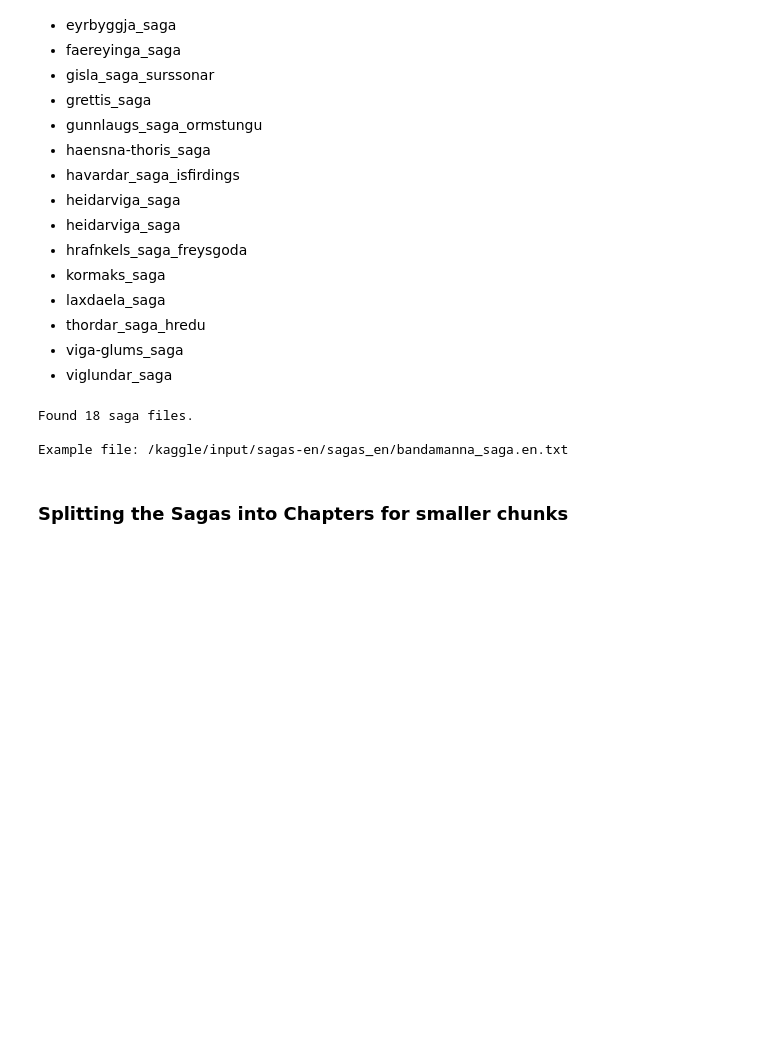
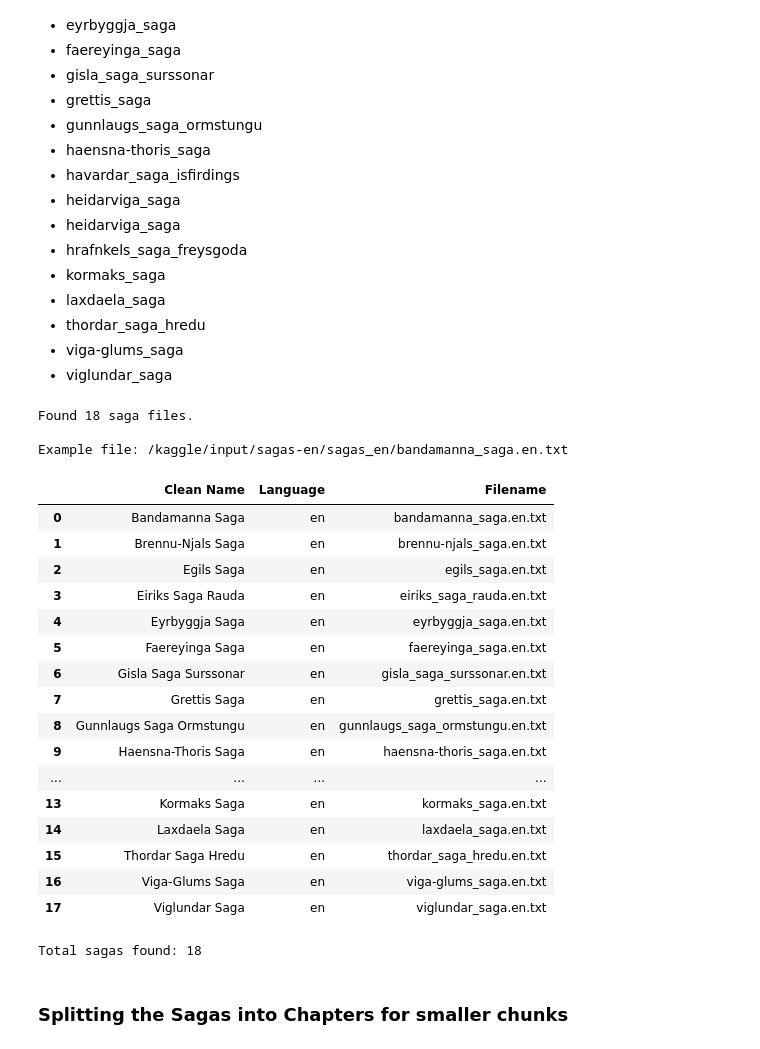
Before and after one commit to theguywithahat0/icelandic_saga_companion, a Jupyter notebook: who-s-who-in-the-sagas-genai-capstone.ipynb, the cells around one changed output. Cells and saved outputs as stored; diff of their text form; code cells hidden in the pictures; blank space fills up the shorter version.

```diff
--- a/who-s-who-in-the-sagas-genai-capstone.ipynb
+++ b/who-s-who-in-the-sagas-genai-capstone.ipynb
@@ -60,6 +62,56 @@ print("\nExample file:", saga_files[0])
 Found 18 saga files.
 
 Example file: /kaggle/input/sagas-en/sagas_en/bandamanna_saga.en.txt
+# %%
+import pandas as pd
+import os
+import re
+
+# Build inventory of sagas
+saga_inventory = []
+
+for filepath in saga_files:
+    filename = os.path.basename(filepath)  # e.g., "bandamanna_saga.en.txt"
+
+    # Extract parts
+    name_part, lang_part, _ = filename.split(".")  # ["bandamanna_saga", "en", "txt"]
+
+    # Clean name: replace underscores with spaces and capitalize each word
+    clean_name = re.sub(r"_", " ", name_part).title()
+
+    saga_inventory.append({
+        "Clean Name": clean_name,
+        "Language": lang_part,
+        "Filename": filename
+    })
+
+# Convert to DataFrame
+saga_df = pd.DataFrame(saga_inventory)
+
+# Display the table
+display(saga_df)
+
+# Print total count
+print(f"Total sagas found: {len(saga_df)}")
+# %% [output]
+|  | Clean Name | Language | Filename |
+| 0 | Bandamanna Saga | en | bandamanna_saga.en.txt |
+| 1 | Brennu-Njals Saga | en | brennu-njals_saga.en.txt |
+| 2 | Egils Saga | en | egils_saga.en.txt |
+| 3 | Eiriks Saga Rauda | en | eiriks_saga_rauda.en.txt |
+| 4 | Eyrbyggja Saga | en | eyrbyggja_saga.en.txt |
+| 5 | Faereyinga Saga | en | faereyinga_saga.en.txt |
+| 6 | Gisla Saga Surssonar | en | gisla_saga_surssonar.en.txt |
+| 7 | Grettis Saga | en | grettis_saga.en.txt |
+| 8 | Gunnlaugs Saga Ormstungu | en | gunnlaugs_saga_ormstungu.en.txt |
+| 9 | Haensna-Thoris Saga | en | haensna-thoris_saga.en.txt |
+| ... | ... | ... | ... |
+| 13 | Kormaks Saga | en | kormaks_saga.en.txt |
+| 14 | Laxdaela Saga | en | laxdaela_saga.en.txt |
+| 15 | Thordar Saga Hredu | en | thordar_saga_hredu.en.txt |
+| 16 | Viga-Glums Saga | en | viga-glums_saga.en.txt |
+| 17 | Viglundar Saga | en | viglundar_saga.en.txt |
+Total sagas found: 18
 # %% [markdown]
 ### Splitting the Sagas into Chapters for smaller chunks
 # %%
```
Also changed, not shown: parts of 34 cells of this notebook.
